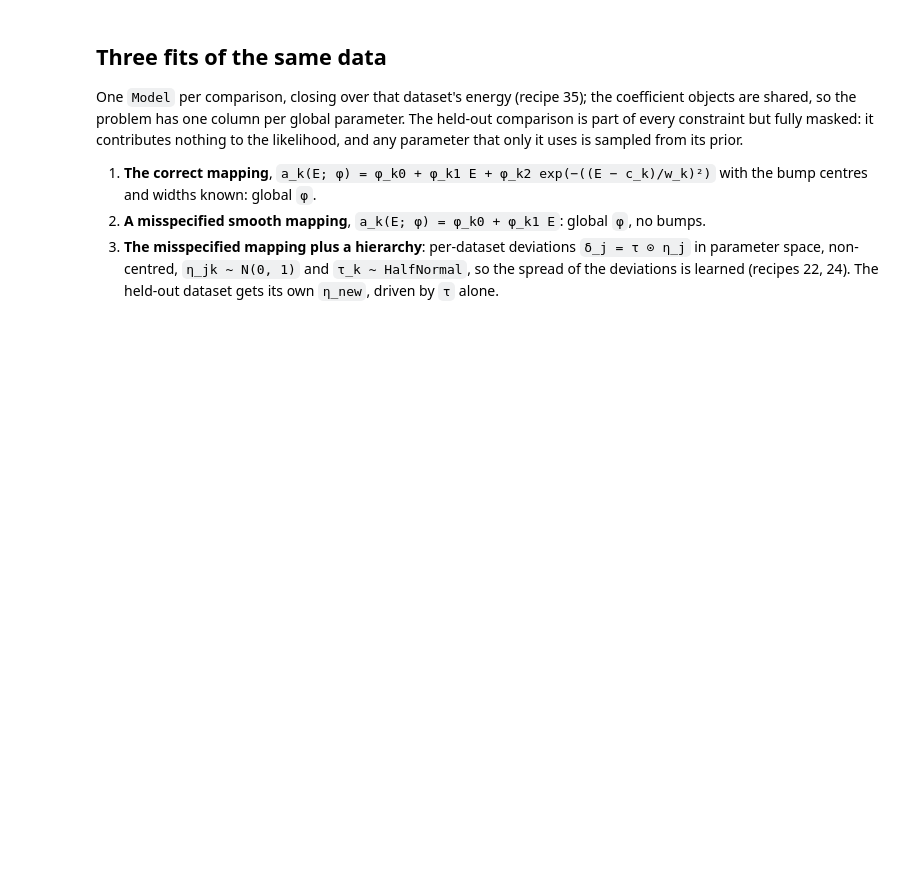
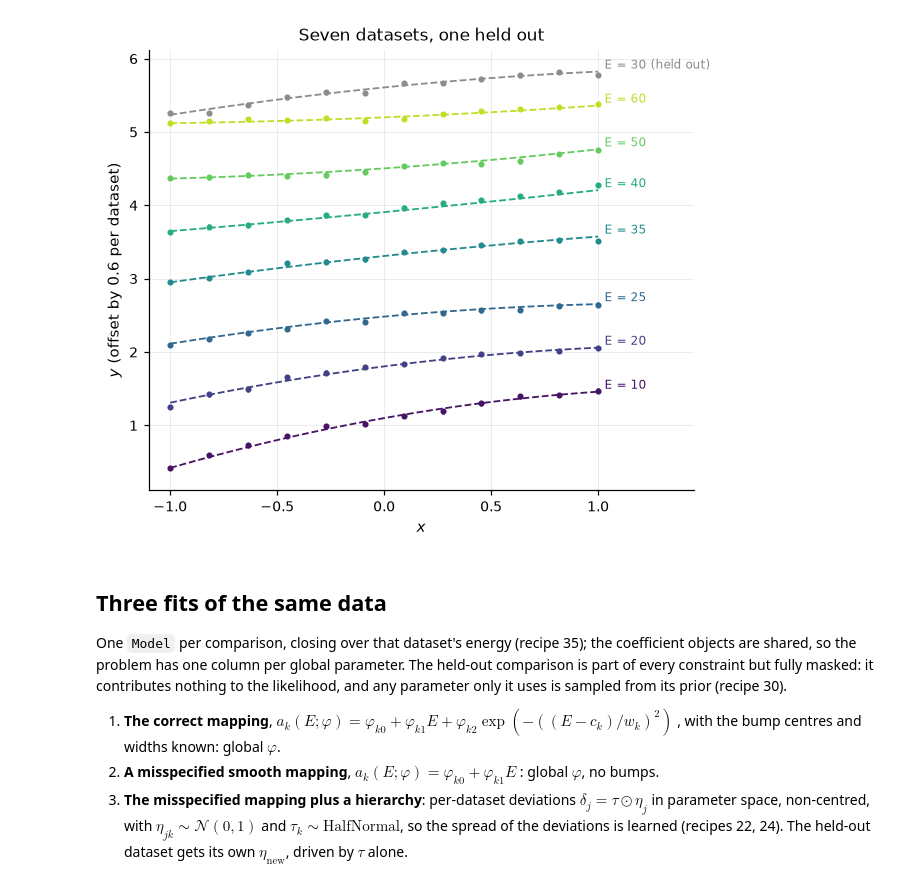
Before and after one commit to beykyle/rxmc, a Jupyter notebook: examples/hierarchical_calibration.ipynb, the cells around one changed output. Cells and saved outputs as stored; diff of their text form; code cells hidden in the pictures; blank space fills up the shorter version.

```diff
--- a/examples/hierarchical_calibration.ipynb
+++ b/examples/hierarchical_calibration.ipynb
@@ -146,18 +200,49 @@ plt.show()
+# %%
+x_fine = np.linspace(-1.0, 1.0, 80)
+offset_step = 0.6
+shown = list(zip(datasets, energies)) + [(held_out, E_new)]
+colours = plt.cm.viridis(np.linspace(0.05, 0.9, len(energies)))
+
+fig, ax = plt.subplots(figsize=(6.4, 5.2))
+for k, (d, E) in enumerate(shown):
+    held = E == E_new
+    colour = "0.55" if held else colours[k]
+    shift = k * offset_step
+    ax.plot(x_fine, quadratic(x_fine, *a_true(E)) + shift, "--", color=colour, lw=1.2)
+    ax.errorbar(d.x, d.y + shift, d.y_err, fmt="o", ms=3, color=colour)
+    plotstyle.label_at(
+        ax,
+        1.03,
+        quadratic(1.0, *a_true(E)) + shift,
+        f"E = {E:.0f}" + (" (held out)" if held else ""),
+        color=colour,
+    )
+ax.set(
+    xlabel="$x$",
+    ylabel=f"$y$ (offset by {offset_step} per dataset)",
+    title="Seven datasets, one held out",
+    xlim=(-1.1, 1.45),
+)
+plt.show()
+# %% [output]
+[figure, added]
 # %% [markdown]
 ## Three fits of the same data
 
-One `Model` per comparison, closing over that dataset's energy (recipe 35);
-the coefficient objects are shared, so the problem has one column per
-global parameter.  The held-out comparison is part of every constraint but
-fully masked: it contributes nothing to the likelihood, and any parameter
-that only it uses is sampled from its prior.
+One `Model` per comparison, closing over that dataset's energy (recipe 35); the
+coefficient objects are shared, so the problem has one column per global
+parameter.  The held-out comparison is part of every constraint but fully
+masked: it contributes nothing to the likelihood, and any parameter only it uses
+is sampled from its prior (recipe 30).
 
-1. **The correct mapping**, `a_k(E; φ) = φ_k0 + φ_k1 E + φ_k2 exp(−((E − c_k)/w_k)²)`
-   with the bump centres and widths known: global `φ`.
-2. **A misspecified smooth mapping**, `a_k(E; φ) = φ_k0 + φ_k1 E`: global
-   `φ`, no bumps.
+1. **The correct mapping**,
+   $a_k(E; \varphi) = \varphi_{k0} + \varphi_{k1} E + \varphi_{k2}
+   \exp(-((E - c_k)/w_k)^2)$, with the bump centres and widths known: global
+   $\varphi$.
+2. **A misspecified smooth mapping**, $a_k(E; \varphi) = \varphi_{k0} +
+   \varphi_{k1} E$: global $\varphi$, no bumps.
 3. **The misspecified mapping plus a hierarchy**: per-dataset deviations
-   `δ_j = τ ⊙ η_j` in parameter space, non-centred, `η_jk ~ N(0, 1)` and
-   `τ_k ~ HalfNormal`, so the spread of the deviations is learned (recipes
-   22, 24).  The held-out dataset gets its own `η_new`, driven by `τ`
-   alone.
+   $\delta_j = \tau \odot \eta_j$ in parameter space, non-centred, with
+   $\eta_{jk} \sim \mathcal{N}(0, 1)$ and $\tau_k \sim \mathrm{HalfNormal}$, so
+   the spread of the deviations is learned (recipes 22, 24).  The held-out
+   dataset gets its own $\eta_\mathrm{new}$, driven by $\tau$ alone.
```
Also changed, not shown: parts of 33 cells of this notebook, 1 other file.
